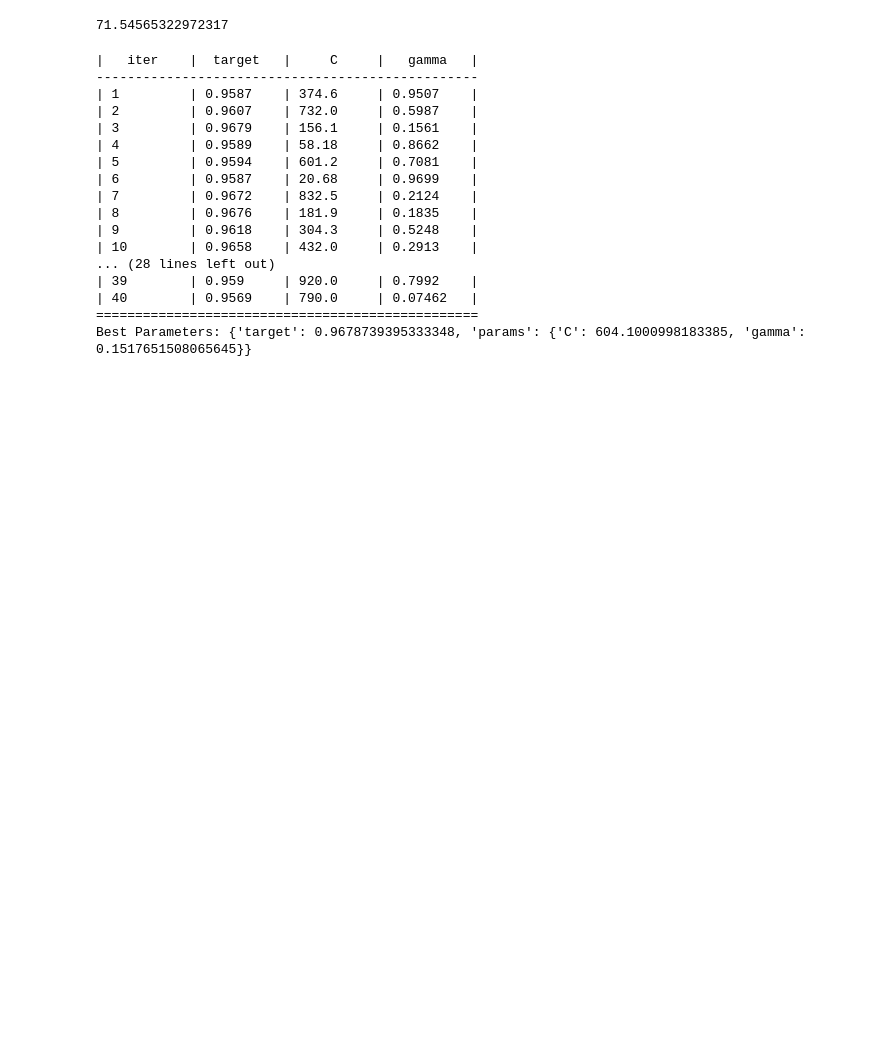
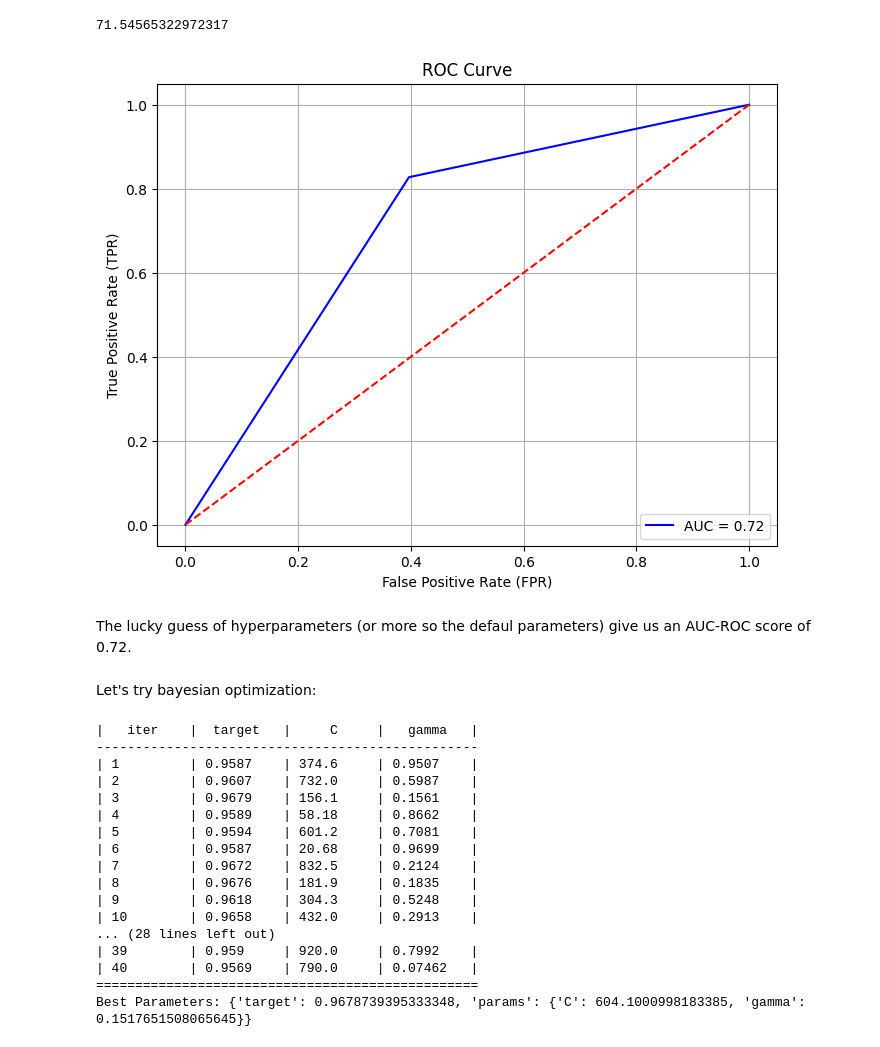
Before and after one commit to JanSz37/ML2_proj, a Jupyter notebook: classification.ipynb, the cells around one changed output. Cells and saved outputs as stored; diff of their text form; code cells hidden in the pictures; blank space fills up the shorter version.

```diff
--- a/classification.ipynb
+++ b/classification.ipynb
@@ -422,4 +423,24 @@ accuracy_score(y_test,y_pred)*100
 balanced_accuracy_score(y_test,y_pred)*100
 # %% [output]
 71.54565322972317
+# %%
+auc = roc_auc_score(y_test, y_pred)
+
+fpr, tpr, thresholds = roc_curve(y_test, y_pred)
+
+plt.figure(figsize=(8, 6))
+plt.plot(fpr, tpr, color='blue', label=f"AUC = {auc:.2f}")
+plt.plot([0, 1], [0, 1], color='red', linestyle='--')  # Diagonal line
+plt.xlabel("False Positive Rate (FPR)")
+plt.ylabel("True Positive Rate (TPR)")
+plt.title("ROC Curve")
+plt.legend(loc="lower right")
+plt.grid()
+plt.show()
+# %% [output]
+[figure, added]
+# %% [markdown]
+The lucky guess of hyperparameters (or more so the defaul parameters) give us an AUC-ROC score of 0.72.
+# %% [markdown]
+Let's try bayesian optimization:
 # %%
```
Also changed, not shown: parts of 37 cells of this notebook.
